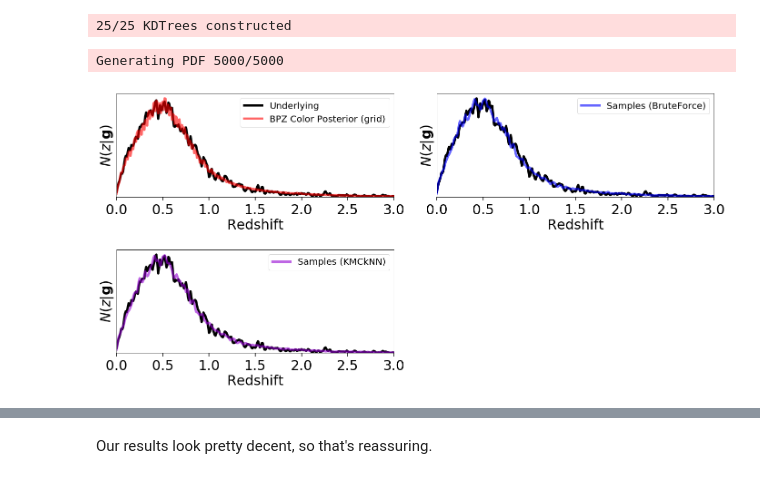
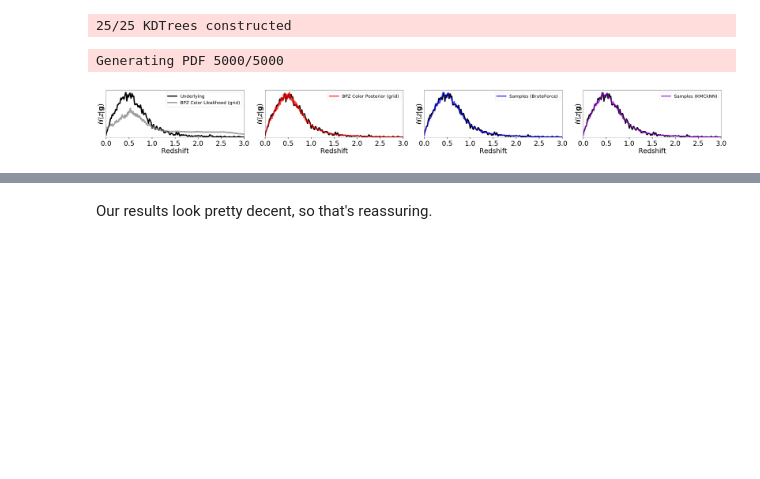
Before and after one commit to joshspeagle/frankenz, a Jupyter notebook: demos/3 - Posterior Approximations.ipynb, the cells around one changed output, grey strips where cells are left out. Saved outputs shown, nothing was run; the diff lists cells and outputs as text; code cells hidden in the pictures; blank space fills up the shorter version.

```diff
--- a/demos/3 - Posterior Approximations.ipynb
+++ b/demos/3 - Posterior Approximations.ipynb
@@ -396,17 +411,21 @@ As before, the population redshift distribution $N(z|\mathbf{g})$ computed from
 from frankenz import plotting as fzplot
 
 # plot stacked PDFs
-plt.figure(figsize=(24, 10))
-plt.subplot(121)
+plt.figure(figsize=(48, 10))
+plt.subplot(1, 4, 1)
 hh = fzplot.truth_vs_pdf(redshifts[test_sel], np.zeros_like(test_sel),
-                         pdfs_post, rdict, plot_thresh=0.25, smooth=1.5)
+                         pdfs_like, rdict, plot_thresh=0.15, smooth=1.5)
+plt.title('BPZ Color Likelihood (grid)', y=1.02)
+plt.subplot(1, 4, 2)
+hh = fzplot.truth_vs_pdf(redshifts[test_sel], np.zeros_like(test_sel),
+                         pdfs_post, rdict, plot_thresh=0.15, smooth=1.5)
 plt.title('BPZ Color Posterior (grid)', y=1.02)
-plt.subplot(122)
+plt.subplot(1, 4, 3)
 hh = fzplot.truth_vs_pdf(redshifts[test_sel], np.zeros_like(test_sel),
-                         pdfs_bf, rdict, plot_thresh=0.25, smooth=1.5)
+                         pdfs_bf, rdict, plot_thresh=0.15, smooth=1.5)
 plt.title('Samples (BruteForce)', y=1.02)
-for i in range(2):
-    plt.subplot(1,2,i+1)
+for i in range(3):
+    plt.subplot(1, 4, i+1)
     plt.xlabel('Redshift (true)')
     plt.ylabel('Stacked P(z)')
     plt.xlim([0., 1.5])
@@ -472,34 +499,39 @@ lmap_nn, levid_nn = gofs
 Generating PDF 5000/5000
 # %%
 # plotting
-plt.figure(figsize=(20, 10))
-plt.subplot(2,2,1)
+plt.figure(figsize=(40, 5))
+plt.subplot(1, 4, 1)
 plt.plot(rdict.grid, zpdf0, lw=5, color='black',
          label='Underlying')
+plt.plot(rdict.grid, pdfs_like.sum(axis=0),
+         lw=5, color='gray', alpha=0.75,
+         label='BPZ Color Likelihood (grid)')
+for i in range(1, 3):
+    plt.subplot(1, 4, i+1)
+    plt.plot(rdict.grid, zpdf0, lw=5, color='black')
+plt.subplot(1, 4, 2)
 plt.plot(rdict.grid, pdfs_post.sum(axis=0),
-         lw=5, color='red', alpha=0.6,
+         lw=5, color='red', alpha=0.75,
          label='BPZ Color Posterior (grid)')
-for i in range(1,3):
-    plt.subplot(2,2,i+1)
-    plt.plot(rdict.grid, zpdf0, lw=5, color='black')
-plt.subplot(2,2,2)
+plt.subplot(1, 4, 3)
 plt.plot(rdict.grid, pdfs_bf.sum(axis=0),
-         lw=5, color='blue', alpha=0.6,
+         lw=5, color='blue', alpha=0.75,
          label='Samples (BruteForce)')
-plt.subplot(2,2,3)
+plt.subplot(1, 4, 4)
 plt.plot(rdict.grid, pdfs_nn.sum(axis=0),
-         lw=5, color='darkviolet', alpha=0.6,
+         lw=5, color='darkviolet', alpha=0.75,
          label='Samples (KMCkNN)')
-for i in range(3):
-    plt.subplot(2,2,i+1)
+for i in range(4):
+    plt.subplot(1, 4, i+1)
+    plt.plot(rdict.grid, zpdf0, lw=5, color='black', zorder=-1)
     plt.xlim([0., 3.])
     plt.ylim([0., None])
     plt.yticks([])
     plt.legend(fontsize=20)
     plt.xlabel('Redshift')
     plt.ylabel('$N(z|\mathbf{g})$')
     plt.tight_layout()
 # %% [output]
-[figure, old version]
+[figure, new version]
 # %%
 # plot stacked PDFs
```
Also changed, not shown: parts of 34 cells of this notebook, 2 other files.
